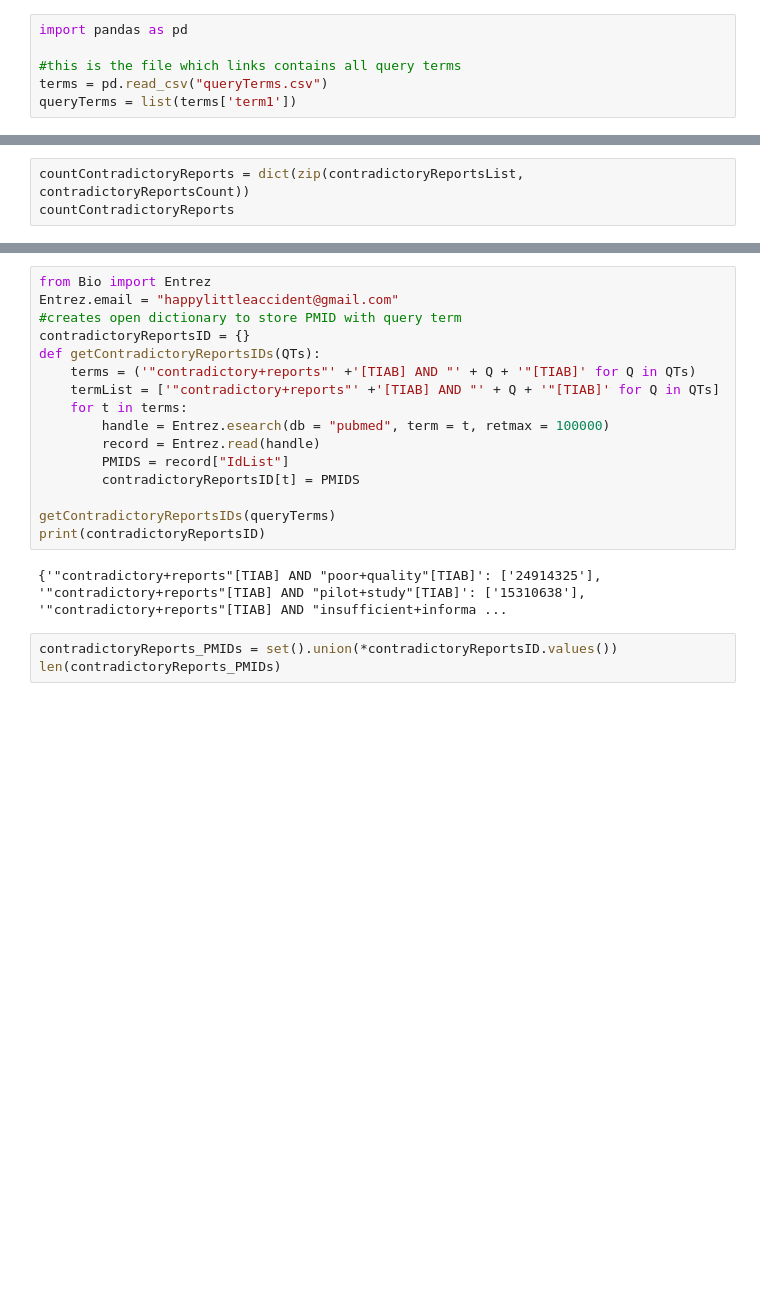
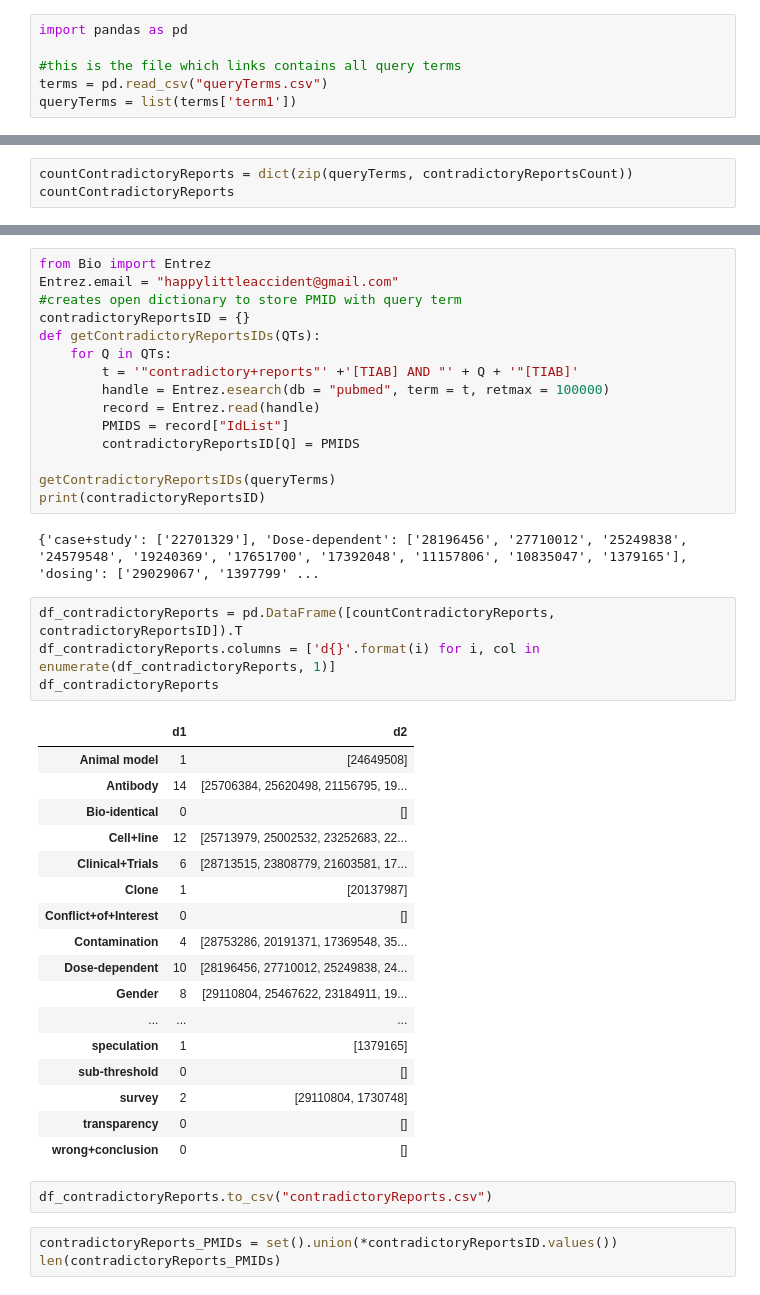
Before and after one commit to bleuknight/BadScienceTrends, a Jupyter notebook: ContradictoryReportsData.ipynb, the cells around one changed output, grey strips where cells are left out. Drawn from its saved outputs; the diff is of its cells as text; blank space fills up the shorter version.

Commit message:
Update and total numerical data

```diff
--- a/ContradictoryReportsData.ipynb
+++ b/ContradictoryReportsData.ipynb
@@ -45,4 +45,4 @@ print(contradictoryReportsCount)
 # %%
-countContradictoryReports = dict(zip(contradictoryReportsList, contradictoryReportsCount))
+countContradictoryReports = dict(zip(queryTerms, contradictoryReportsCount))
 countContradictoryReports
 # %% [output]
@@ -69,18 +69,41 @@ Entrez.email = "happylittleaccident@gmail.com"
 #creates open dictionary to store PMID with query term
 contradictoryReportsID = {}
 def getContradictoryReportsIDs(QTs):
-    terms = ('"contradictory+reports"' +'[TIAB] AND "' + Q + '"[TIAB]' for Q in QTs)
-    termList = ['"contradictory+reports"' +'[TIAB] AND "' + Q + '"[TIAB]' for Q in QTs]
-    for t in terms:
+    for Q in QTs:
+        t = '"contradictory+reports"' +'[TIAB] AND "' + Q + '"[TIAB]'
         handle = Entrez.esearch(db = "pubmed", term = t, retmax = 100000)
         record = Entrez.read(handle)
         PMIDS = record["IdList"]
-        contradictoryReportsID[t] = PMIDS
+        contradictoryReportsID[Q] = PMIDS
 
 getContradictoryReportsIDs(queryTerms)
 print(contradictoryReportsID)
 # %% [output]
-{'"contradictory+reports"[TIAB] AND "poor+quality"[TIAB]': ['24914325'], '"contradictory+reports"[TIAB] AND "pilot+study"[TIAB]': ['15310638'], '"contradictory+reports"[TIAB] AND "insufficient+informa ...
+{'case+study': ['22701329'], 'Dose-dependent': ['28196456', '27710012', '25249838', '24579548', '19240369', '17651700', '17392048', '11157806', '10835047', '1379165'], 'dosing': ['29029067', '1397799' ...
+# %%
+df_contradictoryReports = pd.DataFrame([countContradictoryReports, contradictoryReportsID]).T
+df_contradictoryReports.columns = ['d{}'.format(i) for i, col in enumerate(df_contradictoryReports, 1)]
+df_contradictoryReports
+# %% [output]
+|  | d1 | d2 |
+| Animal model | 1 | [24649508] |
+| Antibody | 14 | [25706384, 25620498, 21156795, 19... |
+| Bio-identical | 0 | [] |
+| Cell+line | 12 | [25713979, 25002532, 23252683, 22... |
+| Clinical+Trials | 6 | [28713515, 23808779, 21603581, 17... |
+| Clone | 1 | [20137987] |
+| Conflict+of+Interest | 0 | [] |
+| Contamination | 4 | [28753286, 20191371, 17369548, 35... |
+| Dose-dependent | 10 | [28196456, 27710012, 25249838, 24... |
+| Gender | 8 | [29110804, 25467622, 23184911, 19... |
+| ... | ... | ... |
+| speculation | 1 | [1379165] |
+| sub-threshold | 0 | [] |
+| survey | 2 | [29110804, 1730748] |
+| transparency | 0 | [] |
+| wrong+conclusion | 0 | [] |
+# %%
+df_contradictoryReports.to_csv("contradictoryReports.csv")
 # %%
 contradictoryReports_PMIDs = set().union(*contradictoryReportsID.values())
 len(contradictoryReports_PMIDs)
```
Also changed, not shown: parts of 5 cells of this notebook, 9 other files.
